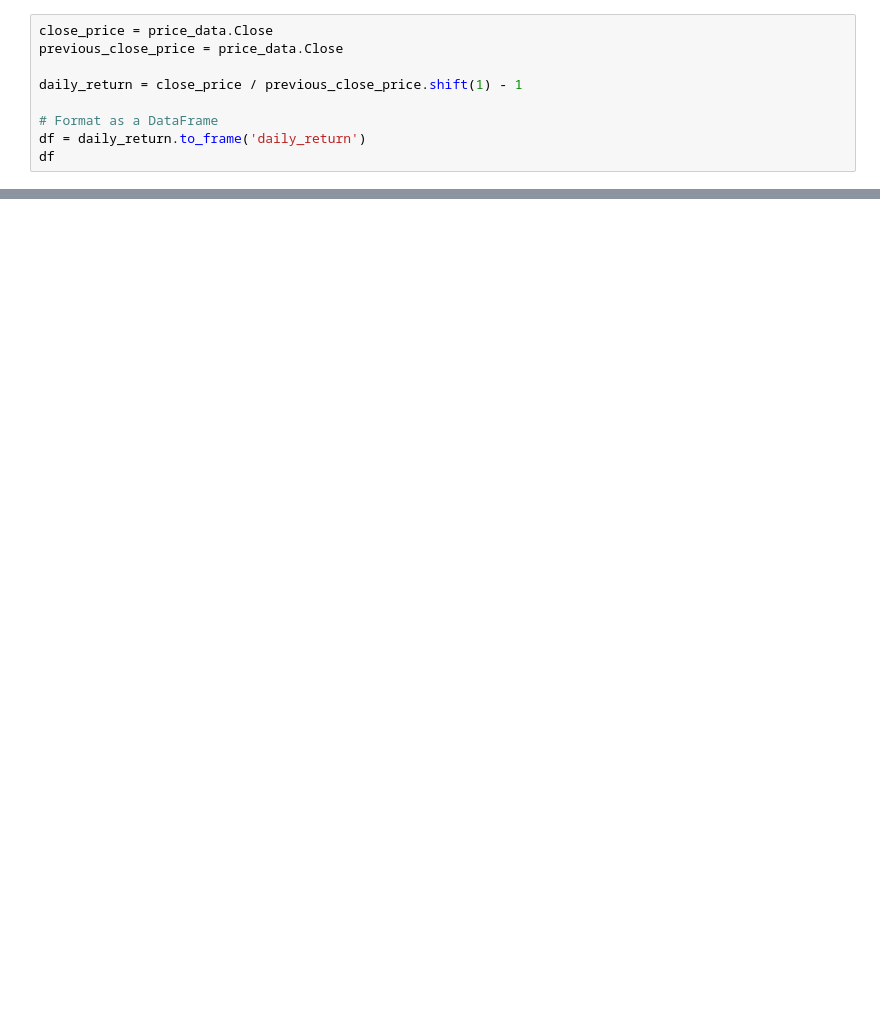
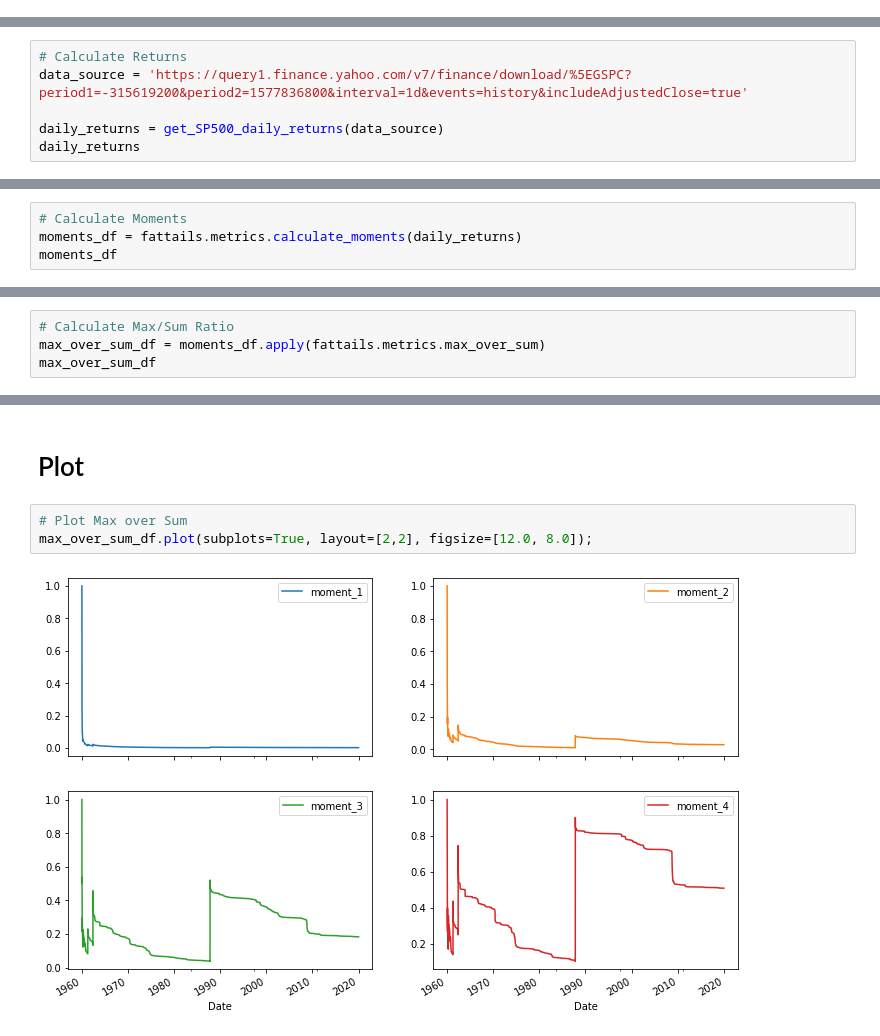
Before and after one commit to FergM/fattails, a Jupyter notebook: notebooks/NB27 - Max over Sum Plot.ipynb, the cells around one changed output, grey strips where cells are left out. Drawn from its saved outputs; the diff is of its cells as text; blank space fills up the shorter version.

Commit message:
Update MS Plot Notebook - Apply analysis to the SP500

```diff
--- a/notebooks/NB27 - Max over Sum Plot.ipynb
+++ b/notebooks/NB27 - Max over Sum Plot.ipynb
@@ -33,9 +0,0 @@ price_data.head()
-# %%
-close_price = price_data.Close
-previous_close_price = price_data.Close
-
-daily_return = close_price / previous_close_price.shift(1) - 1
-
-# Format as a DataFrame
-df = daily_return.to_frame('daily_return')
-df
@@ -220,0 +50,6 @@ max_over_sum_df.plot();#subplots=True);
+# %%
+# Calculate Returns
+data_source = 'https://query1.finance.yahoo.com/v7/finance/download/%5EGSPC?period1=-315619200&period2=1577836800&interval=1d&events=history&includeAdjustedClose=true'
+
+daily_returns = get_SP500_daily_returns(data_source)
+daily_returns
@@ -220,0 +72,4 @@ max_over_sum_df.plot();#subplots=True);
+# %%
+# Calculate Moments
+moments_df = fattails.metrics.calculate_moments(daily_returns)
+moments_df
@@ -220,0 +93,4 @@ max_over_sum_df.plot();#subplots=True);
+# %%
+# Calculate Max/Sum Ratio
+max_over_sum_df = moments_df.apply(fattails.metrics.max_over_sum)
+max_over_sum_df
@@ -220,0 +112,7 @@ max_over_sum_df.plot();#subplots=True);
+# %% [markdown]
+# Plot
+# %%
+# Plot Max over Sum
+max_over_sum_df.plot(subplots=True, layout=[2,2], figsize=[12.0, 8.0]);
+# %% [output]
+[figure, added]
```
Also changed, not shown: parts of 38 cells of this notebook, 2 other files.
